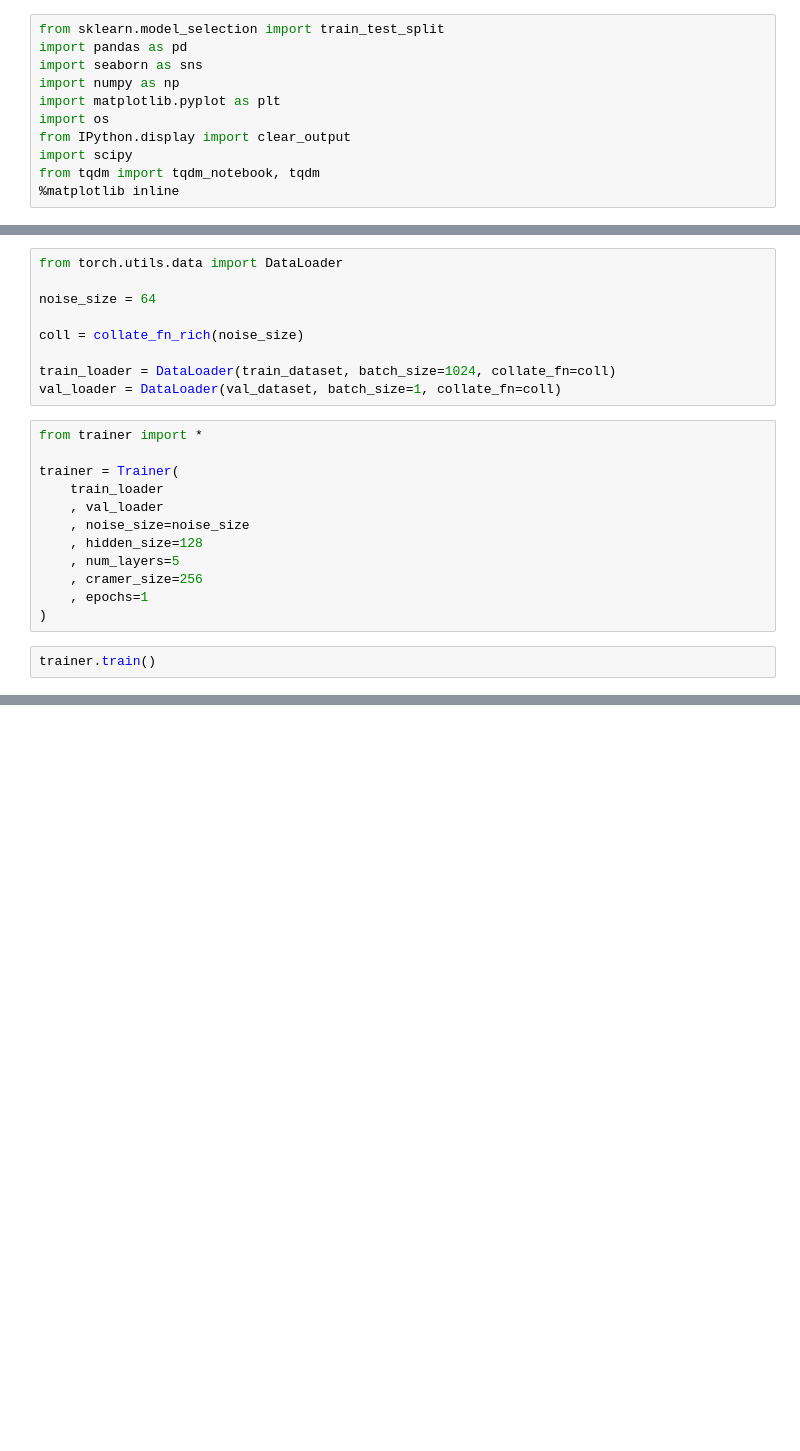
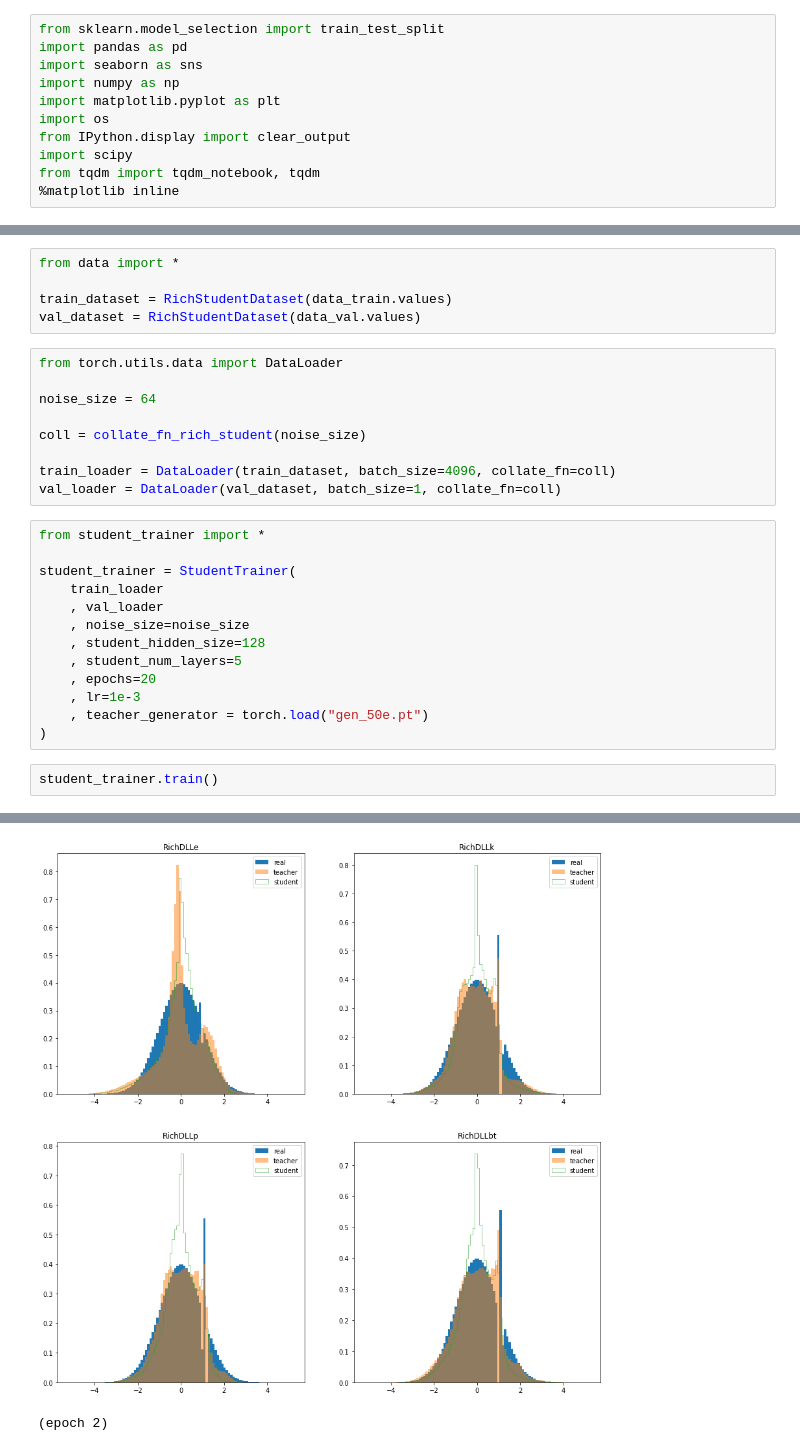
Before and after one commit to MaximArtemev/RICH-GAN-2019, a Jupyter notebook: Sandbox.ipynb, the cells around one changed output, grey strips where cells are left out. Saved outputs shown, nothing was run; the diff lists cells and outputs as text; blank space fills up the shorter version.

```diff
--- a/Sandbox.ipynb
+++ b/Sandbox.ipynb
@@ -41,25 +80,31 @@ val_dataset = RichDataset(data_val.values)
+# %%
+from data import *
+
+train_dataset = RichStudentDataset(data_train.values)
+val_dataset = RichStudentDataset(data_val.values)
 # %%
 from torch.utils.data import DataLoader
 
 noise_size = 64
 
-coll = collate_fn_rich(noise_size)
+coll = collate_fn_rich_student(noise_size)
 
-train_loader = DataLoader(train_dataset, batch_size=1024, collate_fn=coll)
+train_loader = DataLoader(train_dataset, batch_size=4096, collate_fn=coll)
 val_loader = DataLoader(val_dataset, batch_size=1, collate_fn=coll)
 # %%
-from trainer import *
+from student_trainer import *
 
-trainer = Trainer(
+student_trainer = StudentTrainer(
     train_loader
     , val_loader
     , noise_size=noise_size
-    , hidden_size=128
-    , num_layers=5
-    , cramer_size=256
-    , epochs=1
+    , student_hidden_size=128
+    , student_num_layers=5
+    , epochs=20
+    , lr=1e-3
+    , teacher_generator = torch.load("gen_50e.pt")
 )
 # %%
-trainer.train()
+student_trainer.train()
 # %% [output]
 (epoch 1)
@@ -65,0 +112,2 @@ trainer.train()
+[figure, added]
+(epoch 2)
```
Also changed, not shown: parts of 11 cells of this notebook, 6 other files.
